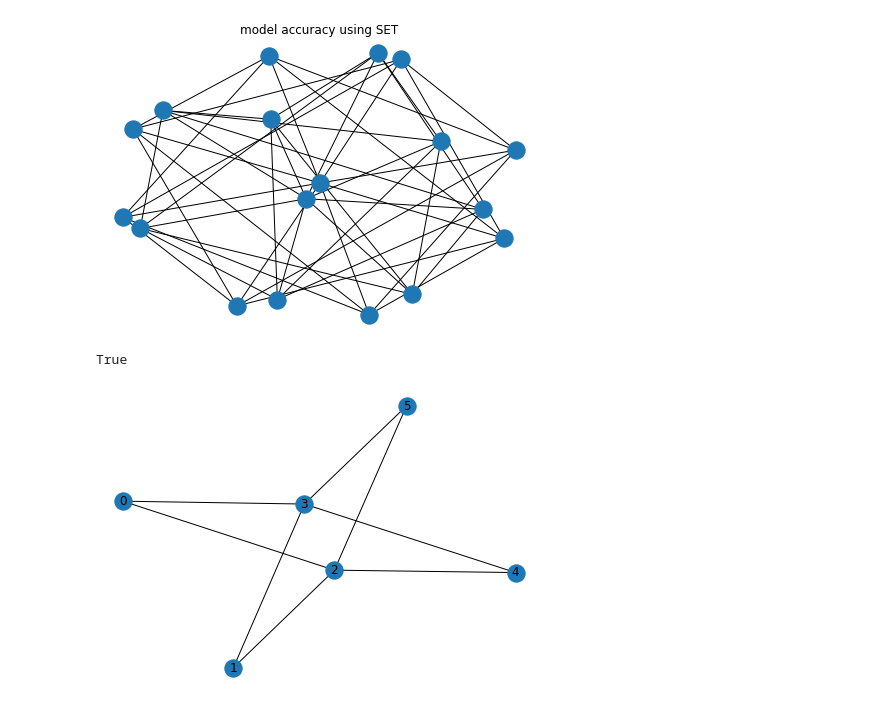
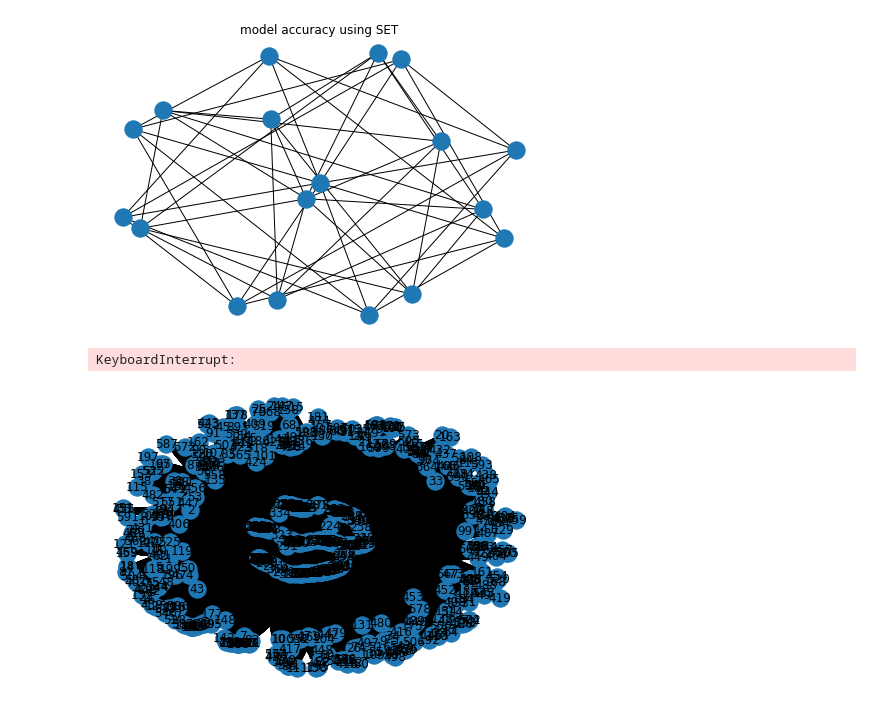
Before and after one commit to andrewjh9/CenBench, a Jupyter notebook: CenSET.ipynb, the cells around one changed output. Cells and saved outputs as stored; diff of their text form; code cells hidden in the pictures.

```diff
--- a/CenSET.ipynb
+++ b/CenSET.ipynb
@@ -376,26 +377,31 @@ Done making network
 [figure]
 # %%
 
-        layers = [2,2,2];
+        layers = [200,200,200];
         adj_matrix = [[0 for x in range(sum(layers))] for y in range(sum(layers))]
         for layer_i, layer in enumerate(layers):
             if layer_i == len(layers) - 1 :
                 break
 #             print("Layer = ",layer_i)
             current_layer_offset = 0 if layer_i == 0 else sum(layers[0:layer_i])
 #             print("Current layer offset", current_layer_offset)
             for current_layer_node in range(current_layer_offset, current_layer_offset + layer):
 #                 print("Current node",current_layer_node)
                 next_layer_offset = current_layer_offset + layer
                 for next_layer_node in range(next_layer_offset, next_layer_offset + layer):
 #                     print("Next node",next_layer_node)
                     adj_matrix[current_layer_node][next_layer_node] = 1
 
 #         print(np.matrix(adj_matrix))
         G = nx.from_numpy_matrix(np.matrix(adj_matrix))
 
         nx.draw(G,with_labels=True)
-        print(nx.is_connected(G))
+#         print(nx.is_connected(G))
+        print(nx.betweenness_centrality(G))\
+        nkG = nk.nxadapter.nx2nk(G)
+        bc = nk.centrality.Betweenness(K)
+        bc.run()
+        print(bc.ranking()[:10])
 # %% [output]
-True
+KeyboardInterrupt:
-[figure, old version]
+[figure, new version]
```
Also changed, not shown: parts of 2 cells of this notebook.
